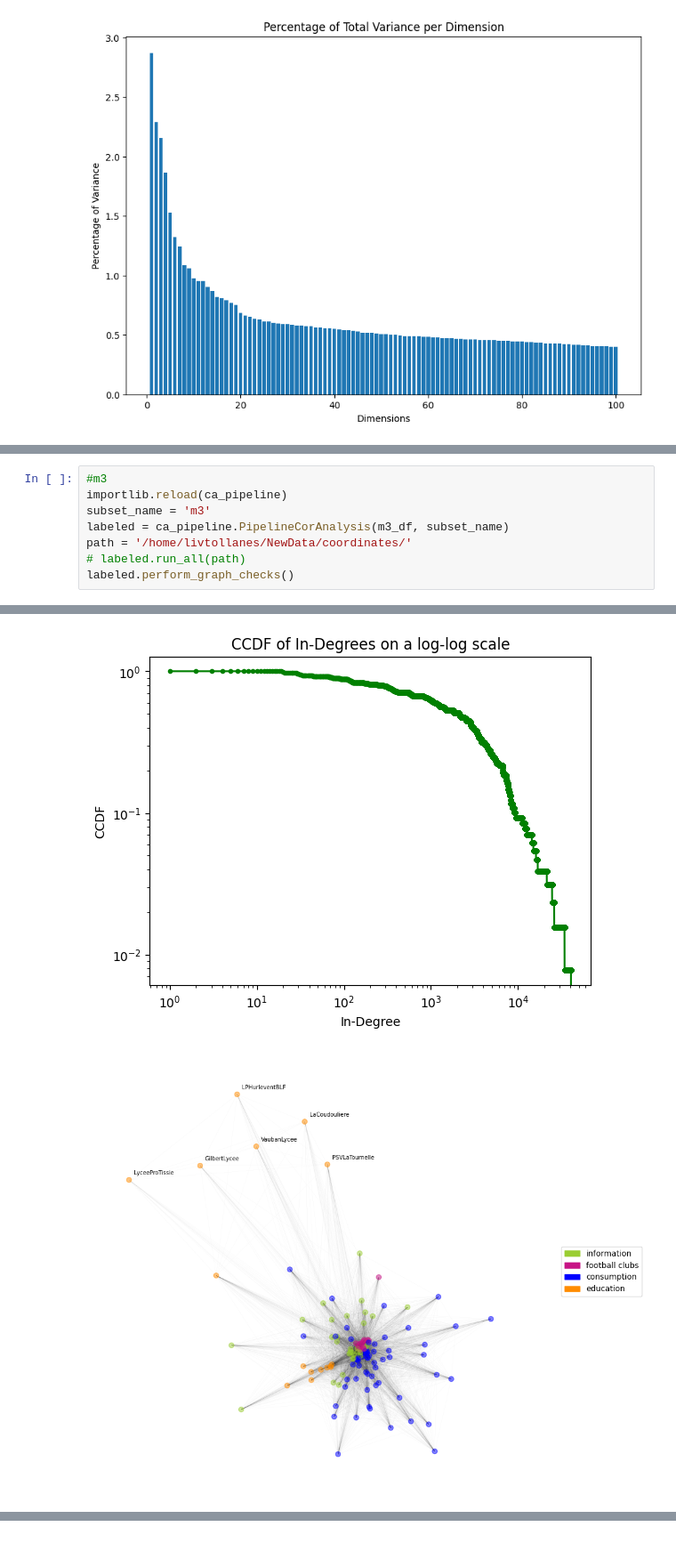
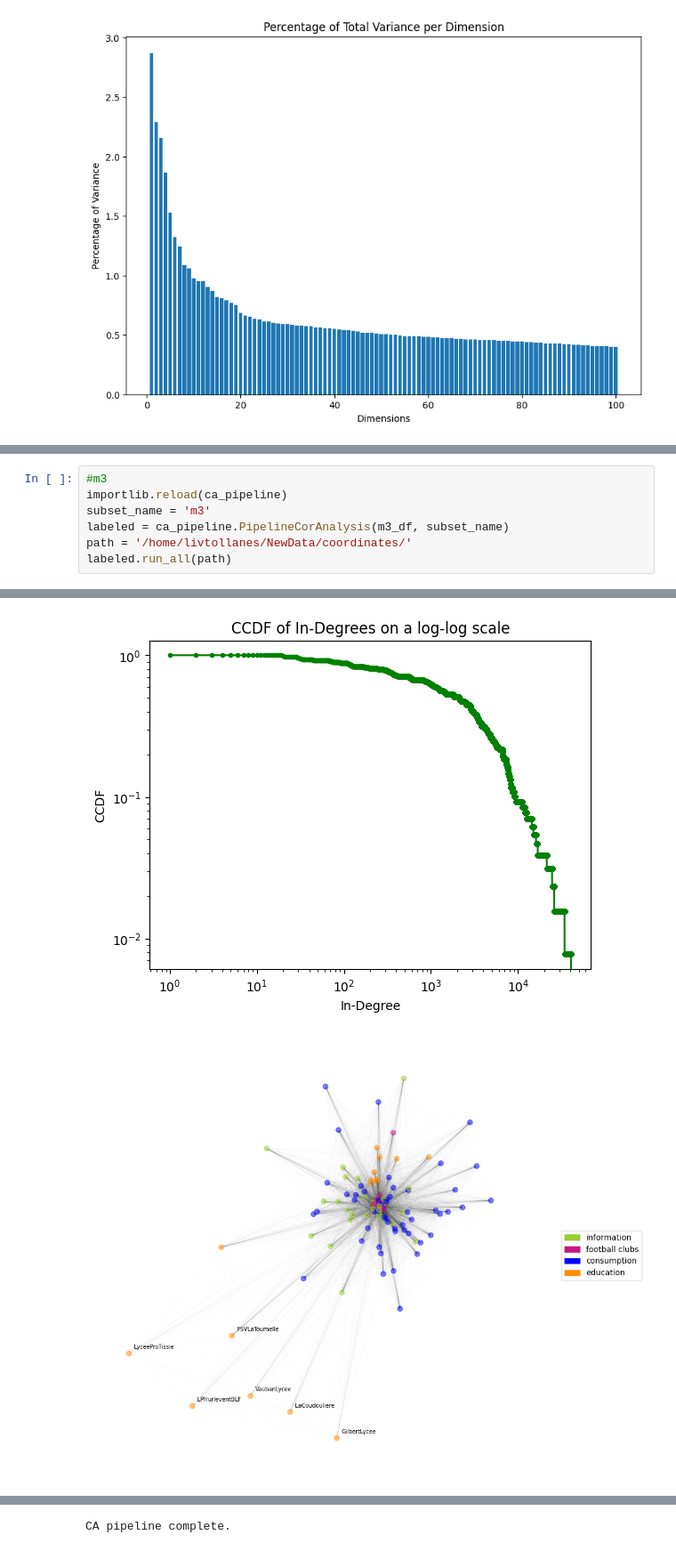
Before and after one commit to livtol99/Liv-Stage---FOCOS-Hand-Over, a Jupyter notebook: Code/Validation/CA_all_models.ipynb, the cells around one changed output, grey strips where cells are left out. Shown at 89% size. Drawn from its saved outputs; the diff is of its cells as text.

Commit message:
cleaning CA, updated CA pipeline

```diff
--- a/Code/Validation/CA_all_models.ipynb
+++ b/Code/Validation/CA_all_models.ipynb
@@ -294,6 +266,5 @@ importlib.reload(ca_pipeline)
 subset_name = 'm3'
 labeled = ca_pipeline.PipelineCorAnalysis(m3_df, subset_name)
 path = '/home/livtollanes/NewData/coordinates/'
-# labeled.run_all(path)
-labeled.perform_graph_checks()
+labeled.run_all(path)
 # %% [output]
@@ -300,11 +272,11 @@ labeled.perform_graph_checks()
 Number of nodes: 105711
 Edge number is sane - matches the number of rows in the inputted edgelist
 Is the graph connected? True
 Number of weakly connected components: 1
 Size of largest weakly connected component: 105711
 Number of strongly connected components: 105711
 Size of largest strongly connected component: 1
 [figure]
 [figure]
-[figure, old version]
+[figure, new version]
 Number of communities: 3
@@ -311,3 +288,4 @@ Number of communities: 3
+CA pipeline complete.
 # %%
 #m4
 importlib.reload(ca_pipeline)
```
Also changed, not shown: parts of 17 cells of this notebook.
